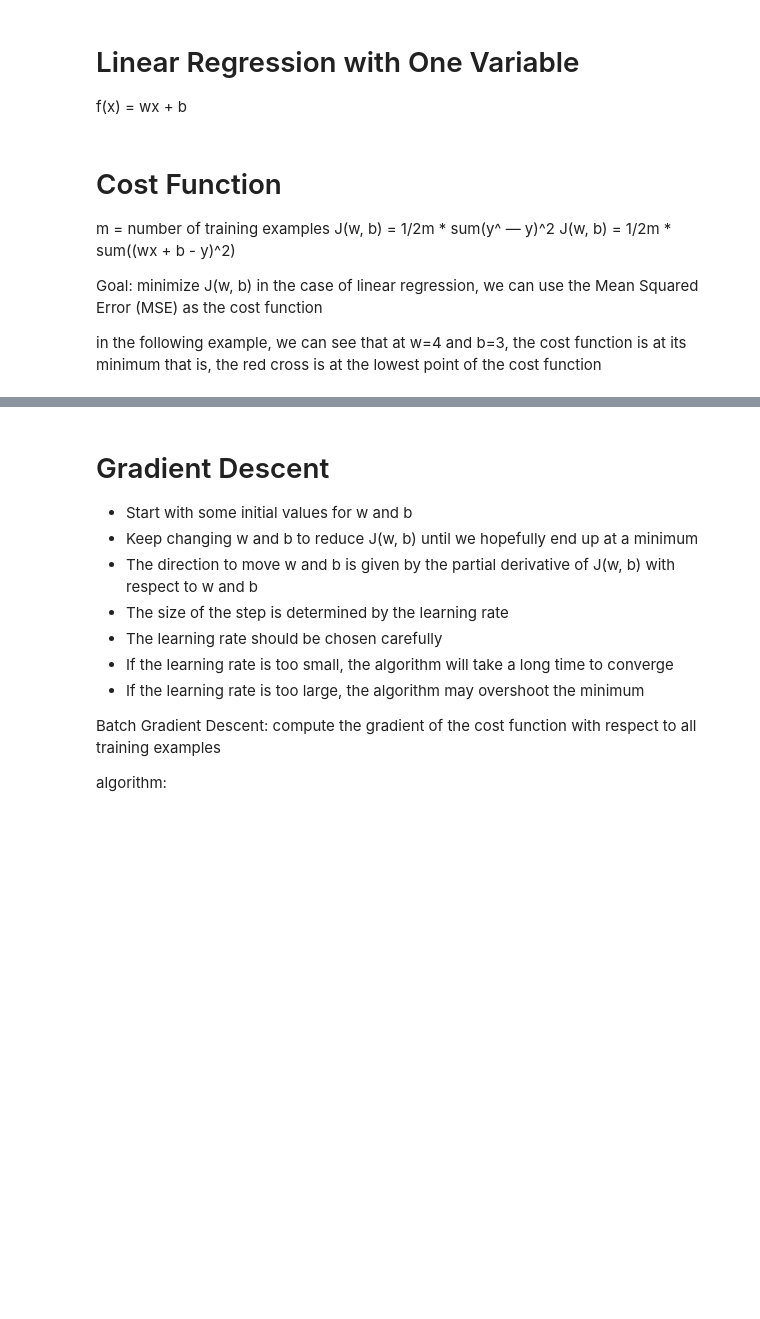
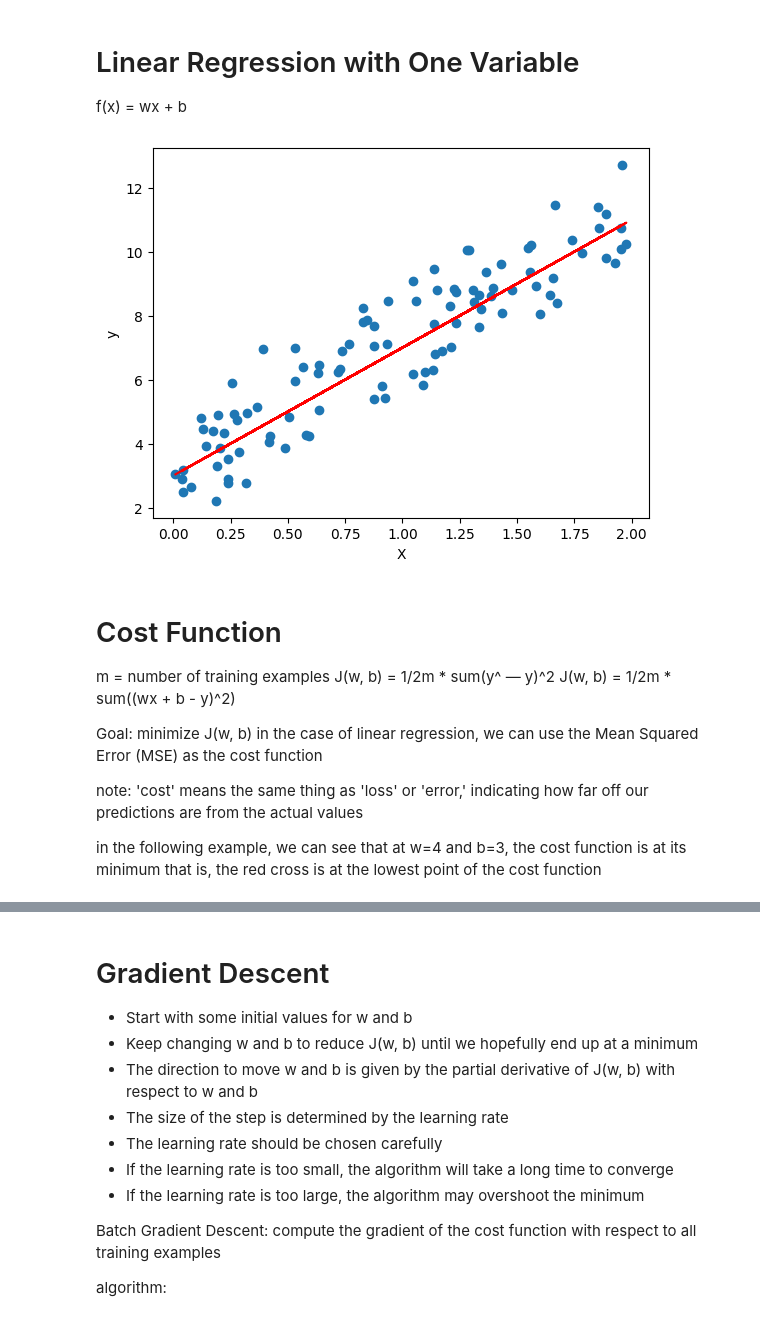
Before and after one commit to MohadesehHakimi/intro-to-machine-learning, a Jupyter notebook: Supervised Machine Learning: Regression and Classification /week 1.ipynb, the cells around one changed output, grey strips where cells are left out. Drawn from its saved outputs; the diff is of its cells as text; code cells hidden in the pictures; blank space fills up the shorter version.

```diff
--- a/Supervised Machine Learning: Regression and Classification /week 1.ipynb
+++ b/Supervised Machine Learning: Regression and Classification /week 1.ipynb
@@ -16,21 +16,23 @@ f(x) = wx + b
 # %%
 import numpy as np
 import matplotlib.pyplot as plt
 
 # Generate random data
 np.random.seed(0)
 X = 2 * np.random.rand(100, 1)
-y = 4 + 3 * X + np.random.randn(100, 1)
+y = 3 + 4 * X + np.random.randn(100, 1)
 
 w = 4
 b = 3
 
 # Plot f(x) along the data
 plt.scatter(X, y)
 plt.plot(X, w*X + b, color='red')
 plt.xlabel('X')
 plt.ylabel('y')
 plt.show()
+# %% [output]
+[figure, added]
 # %% [markdown]
 Cost Function
 ===============================
@@ -41,6 +43,9 @@ J(w, b) = 1/2m * sum((wx + b - y)^2)
 Goal: minimize J(w, b)
 in the case of linear regression, we can use the Mean Squared Error (MSE) as the cost function
 
+note: 'cost' means the same thing as 'loss' or 'error,'
+    indicating how far off our predictions are from the actual values
+
 in the following example, we can see that at w=4 and b=3, the cost function is at its minimum
 that is, the red cross is at the lowest point of the cost function
 # %%
```
Also changed, not shown: parts of 4 cells of this notebook, 2 other files.
